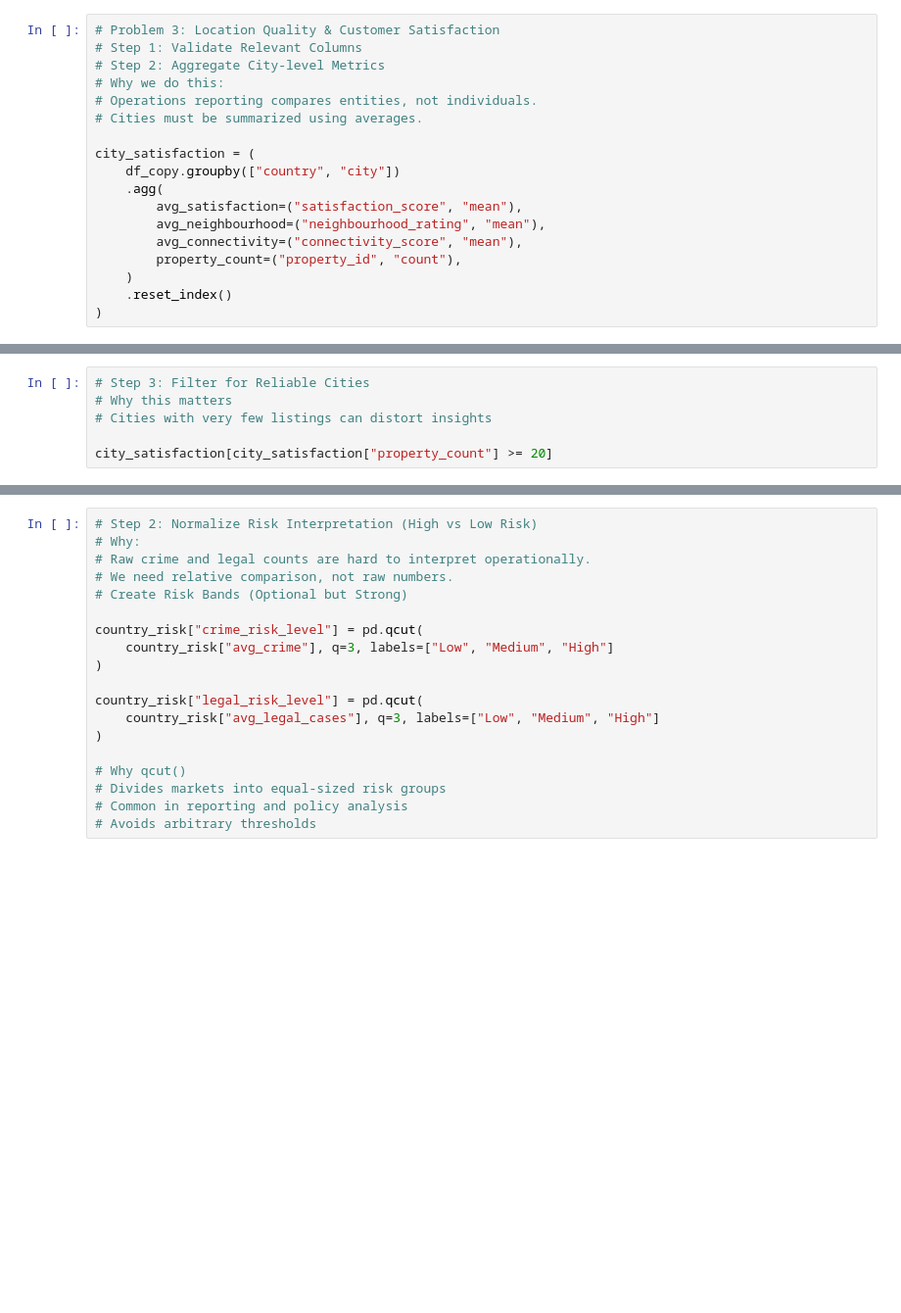
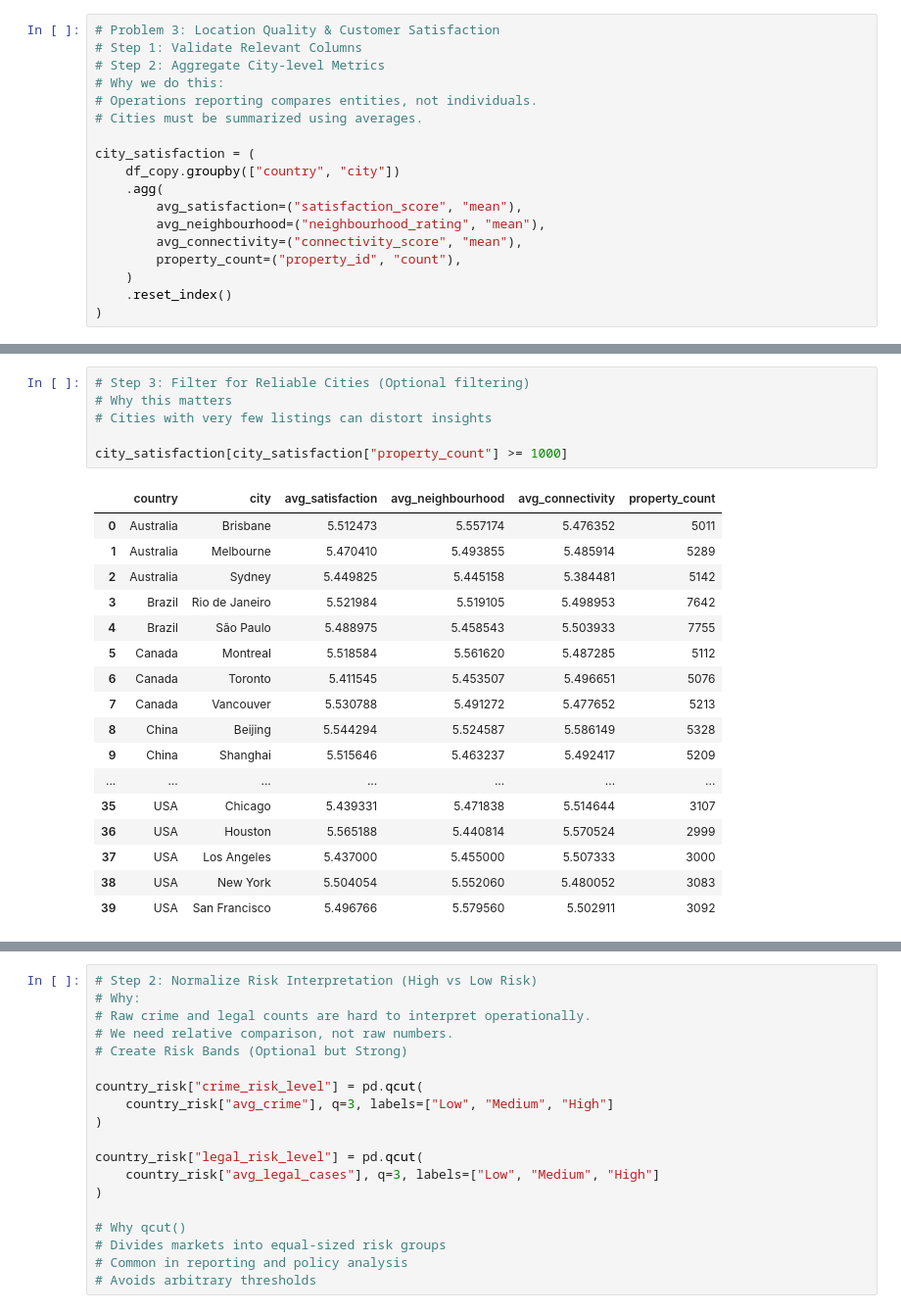
Before and after one commit to alhakimdata/python-data-analysis, a Jupyter notebook: Project-1_Global Housing Market Analysis/Global_house_purchase.ipynb, the cells around one changed output, grey strips where cells are left out. Shown at 98% size. Saved outputs shown, nothing was run; the diff lists cells and outputs as text; blank space fills up the shorter version.

```diff
--- a/Project-1_Global Housing Market Analysis/Global_house_purchase.ipynb
+++ b/Project-1_Global Housing Market Analysis/Global_house_purchase.ipynb
@@ -310,9 +381,27 @@ city_satisfaction
 # %%
-# Step 3: Filter for Reliable Cities
+# Step 3: Filter for Reliable Cities (Optional filtering)
 # Why this matters
 # Cities with very few listings can distort insights
 
-city_satisfaction[city_satisfaction["property_count"] >= 20]
+city_satisfaction[city_satisfaction["property_count"] >= 1000]
+# %% [output]
+|  | country | city | avg_satisfaction | avg_neighbourhood | avg_connectivity | property_count |
+| 0 | Australia | Brisbane | 5.512473 | 5.557174 | 5.476352 | 5011 |
+| 1 | Australia | Melbourne | 5.470410 | 5.493855 | 5.485914 | 5289 |
+| 2 | Australia | Sydney | 5.449825 | 5.445158 | 5.384481 | 5142 |
+| 3 | Brazil | Rio de Janeiro | 5.521984 | 5.519105 | 5.498953 | 7642 |
+| 4 | Brazil | São Paulo | 5.488975 | 5.458543 | 5.503933 | 7755 |
+| 5 | Canada | Montreal | 5.518584 | 5.561620 | 5.487285 | 5112 |
+| 6 | Canada | Toronto | 5.411545 | 5.453507 | 5.496651 | 5076 |
+| 7 | Canada | Vancouver | 5.530788 | 5.491272 | 5.477652 | 5213 |
+| 8 | China | Beijing | 5.544294 | 5.524587 | 5.586149 | 5328 |
+| 9 | China | Shanghai | 5.515646 | 5.463237 | 5.492417 | 5209 |
+| ... | ... | ... | ... | ... | ... | ... |
+| 35 | USA | Chicago | 5.439331 | 5.471838 | 5.514644 | 3107 |
+| 36 | USA | Houston | 5.565188 | 5.440814 | 5.570524 | 2999 |
+| 37 | USA | Los Angeles | 5.437000 | 5.455000 | 5.507333 | 3000 |
+| 38 | USA | New York | 5.504054 | 5.552060 | 5.480052 | 3083 |
+| 39 | USA | San Francisco | 5.496766 | 5.579560 | 5.502911 | 3092 |
 # %%
 # Use a Data-Driven Threshold (If You Must)
 # If a stakeholder insists on a rule, you derive it from the data, not arbitrarily:
```
Also changed, not shown: parts of 68 cells of this notebook.
